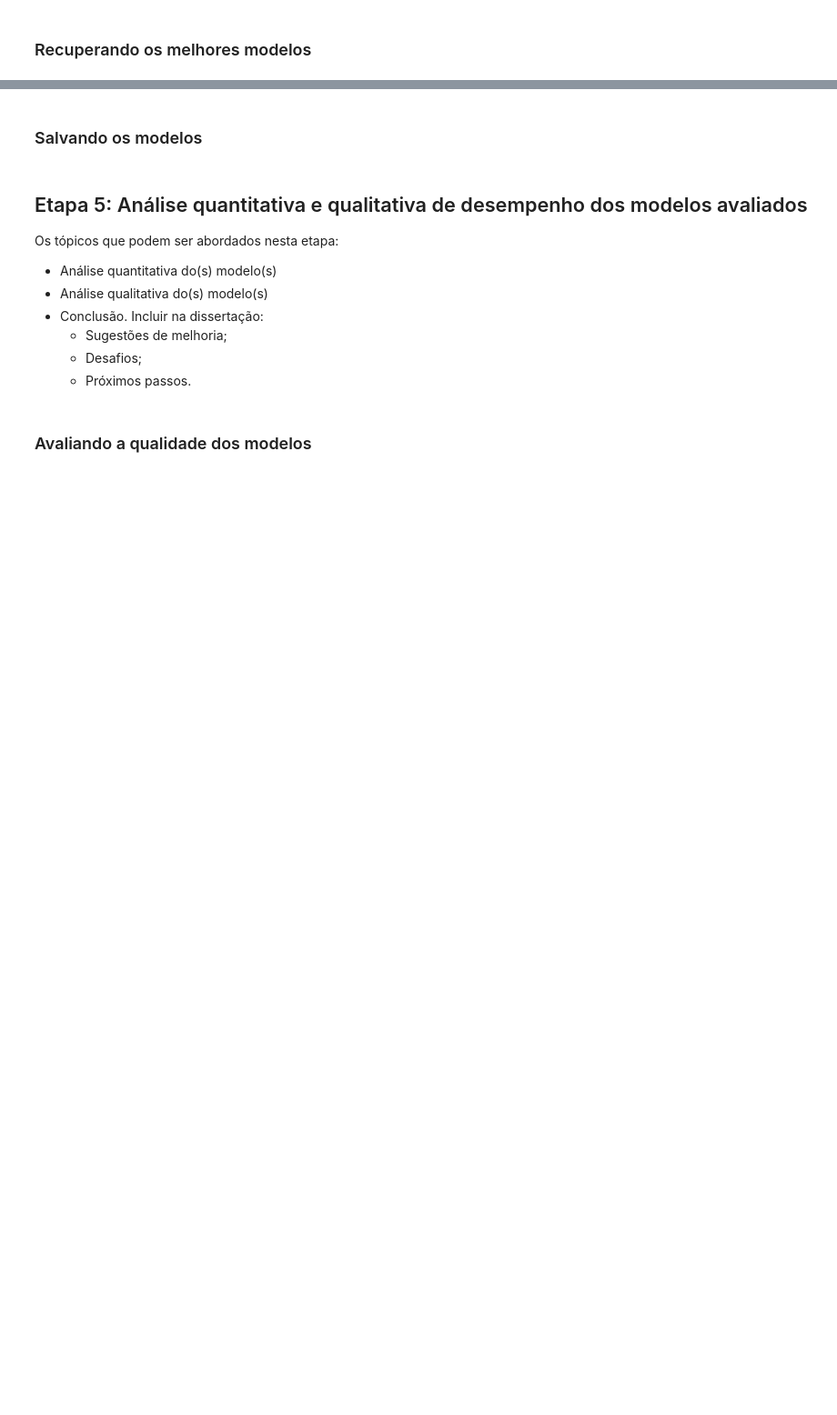
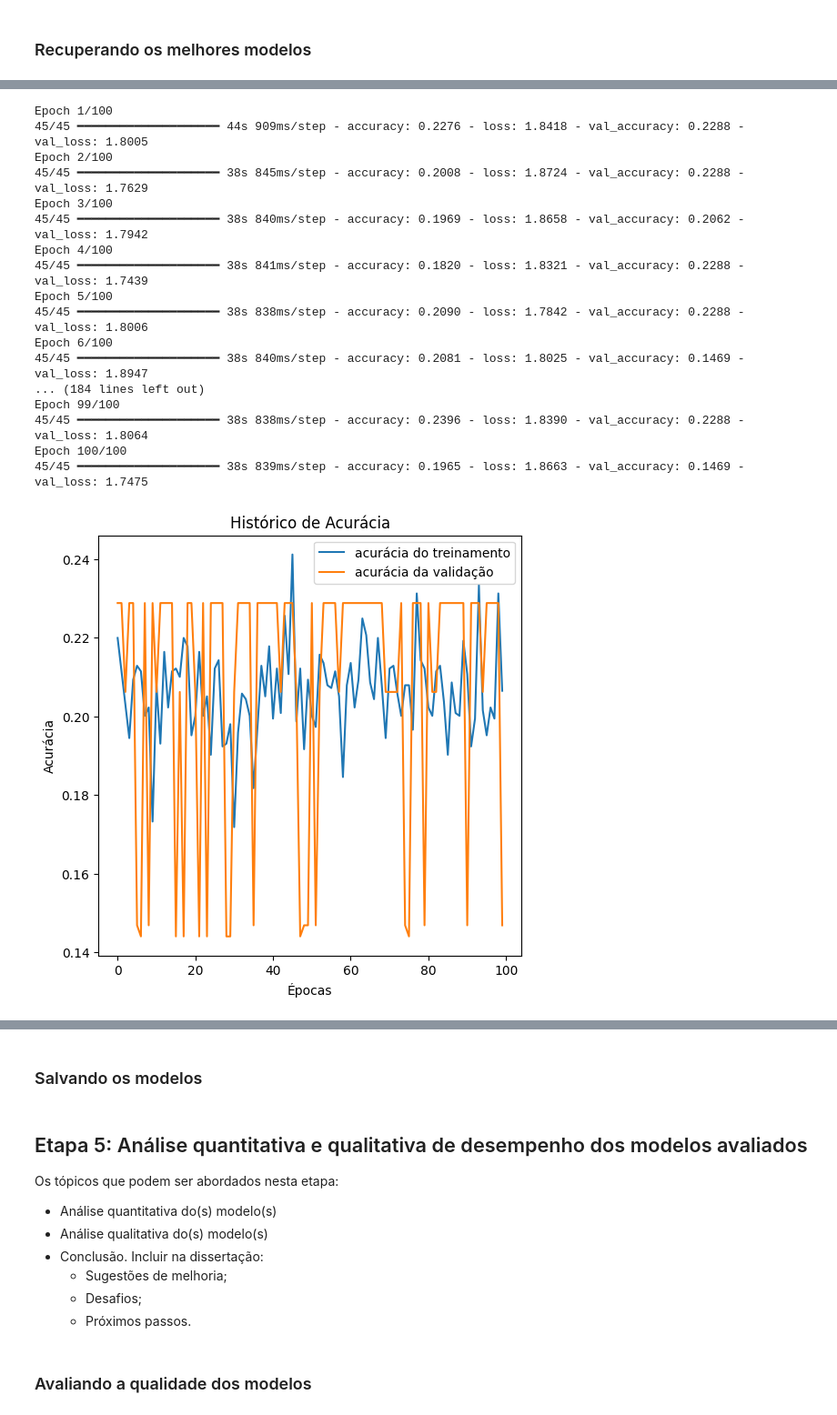
Before and after one commit to uea-geral/rna-garbage-classification, a Jupyter notebook: notebook/[RNA]_Domestic_Garbage_Classification.ipynb, the cells around one changed output, grey strips where cells are left out. Shown at 91% size. Drawn from its saved outputs; the diff is of its cells as text; code cells hidden in the pictures; blank space fills up the shorter version.

```diff
--- a/notebook/[RNA]_Domestic_Garbage_Classification.ipynb
+++ b/notebook/[RNA]_Domestic_Garbage_Classification.ipynb
@@ -318,17 +454,17 @@ resnet_best_model.summary()
 # %%
-# def print_history_of_model(model):
-#   history = model.fit(
-#       x_train,
-#       y_train,
-#       batch_size=batch_size,
-#       epochs=epochs,
-#       validation_data=(x_val, y_val))
+def print_history_of_model(model):
+  history = model.fit(
+      x_train,
+      y_train,
+      batch_size=batch_size,
+      epochs=epochs,
+      validation_data=(x_val, y_val))
 
-#   plt.figure(figsize=(6,6))
-#   plt.plot(history.history['accuracy'], label='acurácia do treinamento')
-#   plt.plot(history.history['val_accuracy'], label='acurácia da validação')
-#   plt.title('Histórico de Acurácia')
-#   plt.xlabel('Épocas')
-#   plt.ylabel('Acurácia')
-#   plt.legend()
-#   plt.show()
+  plt.figure(figsize=(6,6))
+  plt.plot(history.history['accuracy'], label='acurácia do treinamento')
+  plt.plot(history.history['val_accuracy'], label='acurácia da validação')
+  plt.title('Histórico de Acurácia')
+  plt.xlabel('Épocas')
+  plt.ylabel('Acurácia')
+  plt.legend()
+  plt.show()
@@ -338,0 +471,21 @@ resnet_best_model.summary()
+# %%
+print_history_of_model(custom_best_model)
+# %% [output]
+Epoch 1/100
+45/45 ━━━━━━━━━━━━━━━━━━━━ 44s 909ms/step - accuracy: 0.2276 - loss: 1.8418 - val_accuracy: 0.2288 - val_loss: 1.8005
+Epoch 2/100
+45/45 ━━━━━━━━━━━━━━━━━━━━ 38s 845ms/step - accuracy: 0.2008 - loss: 1.8724 - val_accuracy: 0.2288 - val_loss: 1.7629
+Epoch 3/100
+45/45 ━━━━━━━━━━━━━━━━━━━━ 38s 840ms/step - accuracy: 0.1969 - loss: 1.8658 - val_accuracy: 0.2062 - val_loss: 1.7942
+Epoch 4/100
+45/45 ━━━━━━━━━━━━━━━━━━━━ 38s 841ms/step - accuracy: 0.1820 - loss: 1.8321 - val_accuracy: 0.2288 - val_loss: 1.7439
+Epoch 5/100
+45/45 ━━━━━━━━━━━━━━━━━━━━ 38s 838ms/step - accuracy: 0.2090 - loss: 1.7842 - val_accuracy: 0.2288 - val_loss: 1.8006
+Epoch 6/100
+45/45 ━━━━━━━━━━━━━━━━━━━━ 38s 840ms/step - accuracy: 0.2081 - loss: 1.8025 - val_accuracy: 0.1469 - val_loss: 1.8947
+... (184 lines left out)
+Epoch 99/100
+45/45 ━━━━━━━━━━━━━━━━━━━━ 38s 838ms/step - accuracy: 0.2396 - loss: 1.8390 - val_accuracy: 0.2288 - val_loss: 1.8064
+Epoch 100/100
+45/45 ━━━━━━━━━━━━━━━━━━━━ 38s 839ms/step - accuracy: 0.1965 - loss: 1.8663 - val_accuracy: 0.1469 - val_loss: 1.7475
+[figure, added]
```
Also changed, not shown: parts of 23 cells of this notebook.
